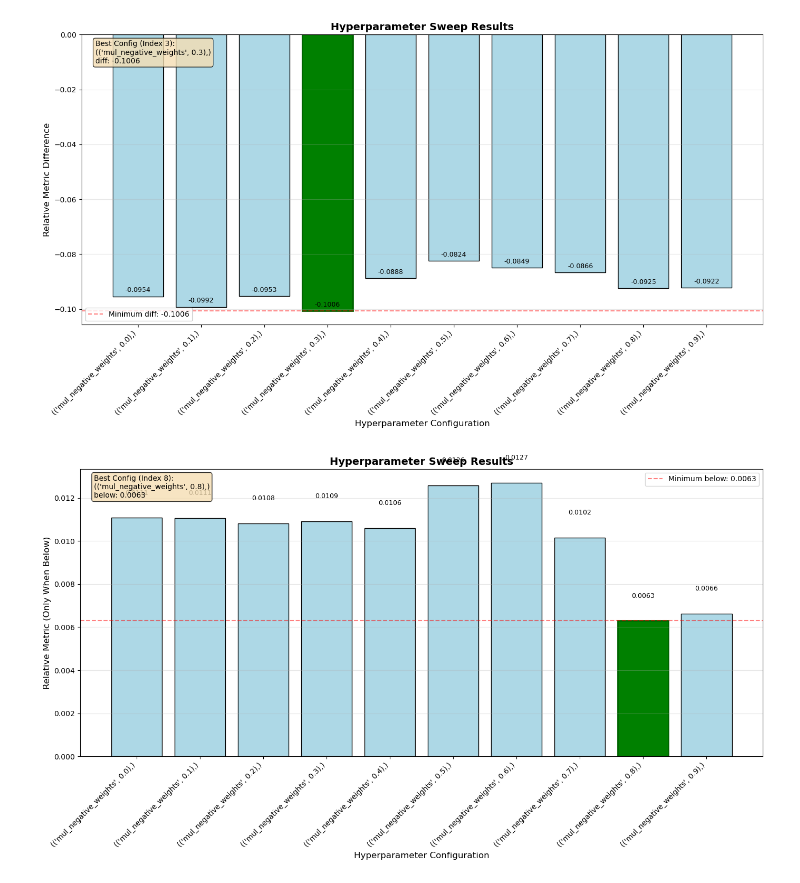
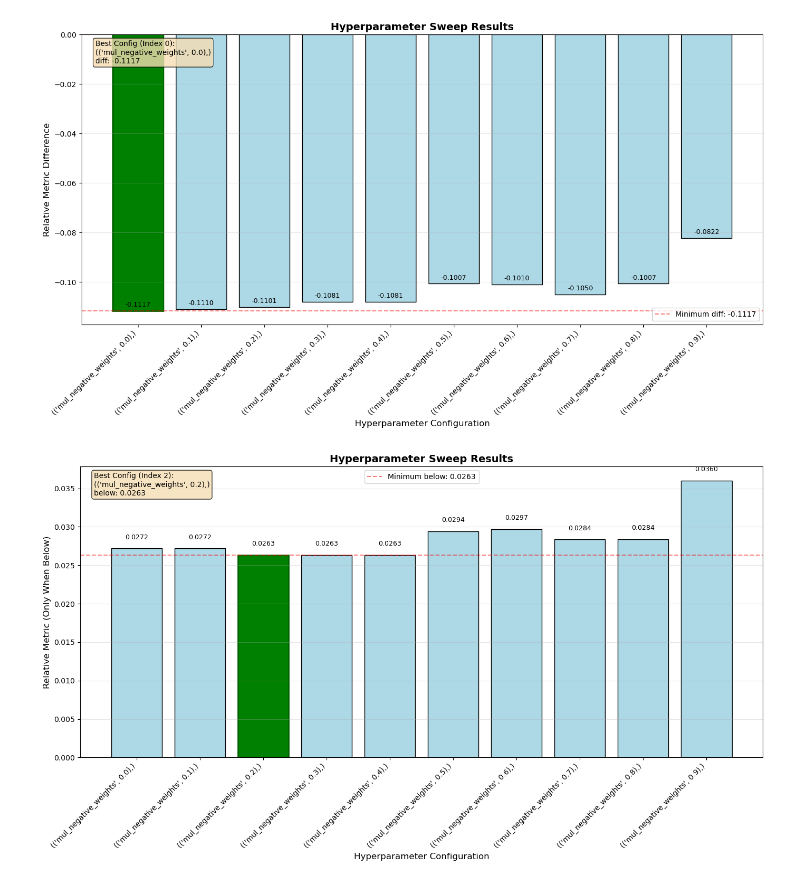
Before and after one commit to CharlesCDietzel/Fair-IRL, a Jupyter notebook: experiments/irl/Fair IRL Biased Demonstrations Plotting.ipynb, the cells around one changed output. Drawn from its saved outputs; the diff is of its cells as text; code cells hidden in the pictures.

```diff
--- a/experiments/irl/Fair IRL Biased Demonstrations Plotting.ipynb
+++ b/experiments/irl/Fair IRL Biased Demonstrations Plotting.ipynb
@@ -151,16 +151,16 @@ for metric in all_metrics:
     biased_metric_name = "muL_best_" + metric
     unbiased_metric_names.append(unbiased_metric_name)
     biased_metric_names.append(biased_metric_name)
-for metric in perf_metrics:
-    unbiased_metric_name = "muE_unbiased_" + metric + "_mean"
-    biased_metric_name = "muL_best_" + metric
-    unbiased_perf_metric_names.append(unbiased_metric_name)
-    biased_perf_metric_names.append(biased_metric_name)
-for metric in fair_metrics:
-    unbiased_metric_name = "muE_unbiased_" + metric + "_mean"
-    biased_metric_name = "muL_best_" + metric
-    unbiased_fair_metric_names.append(unbiased_metric_name)
-    biased_fair_metric_names.append(biased_metric_name)
+# for metric in perf_metrics:
+#     unbiased_metric_name = "muE_unbiased_" + metric + "_mean"
+#     biased_metric_name = "muL_best_" + metric
+#     unbiased_perf_metric_names.append(unbiased_metric_name)
+#     biased_perf_metric_names.append(biased_metric_name)
+# for metric in fair_metrics:
+#     unbiased_metric_name = "muE_unbiased_" + metric + "_mean"
+#     biased_metric_name = "muL_best_" + metric
+#     unbiased_fair_metric_names.append(unbiased_metric_name)
+#     biased_fair_metric_names.append(biased_metric_name)
 
 # abs(unbiased_data - debiased_data)
 mae_results_list = []
@@ -191,7 +191,7 @@ for weight_adjustment in adjusted_weights:
             )
         for biased_type in biased_types:
             biased_type_results_list.append(
-                averaged_data[dataset][selected_expert][biased_type[0]][
+                averaged_data[dataset][selected_expert][biased_type][
                     weight_adjustment
                 ]
                 .loc[biased_metric_names]
@@ -204,7 +204,7 @@ for weight_adjustment in adjusted_weights:
     below_list = []
 
     for unbiased_data, debiased_data in zip(unbiased_type_results_list, biased_type_results_list):
-
+        # These values are in terms of loss: closer to 0 is better
         abs_error = np.abs(unbiased_data - debiased_data)
         weighted_diff = abs_error * metric_weights
         weighted_mae = np.sum(weighted_diff) / np.sum(metric_weights)
@@ -220,8 +220,8 @@ for weight_adjustment in adjusted_weights:
         weighted_diff = np.sum(weighted_diff) / np.sum(metric_weights)
         diff_list.append(weighted_diff)
 
-        val_below = unbiased_data - debiased_data
-        val_below[val_below <= 0] = 0
+        val_below = unbiased_data - debiased_data # This is the amount the unbiased classifier is surpassing us
+        val_below[val_below <= 0] = 0 # if we are surpassing the unbiased classifier, don't decrease loss for that (only penalize failing to reach parity, don't reward surpassing parity)
         weighted_below = val_below * metric_weights
         weighted_below = np.sum(weighted_below) / np.sum(metric_weights)
         below_list.append(weighted_below)
@@ -528,5 +528,5 @@ plt.show()
-[figure, old version]
+[figure, new version]
-[figure, old version]
+[figure, new version]
 # %%
 measurable_experts = [
     "OptAcc",
```
Also changed, not shown: parts of 6 cells of this notebook, 2 other files.
